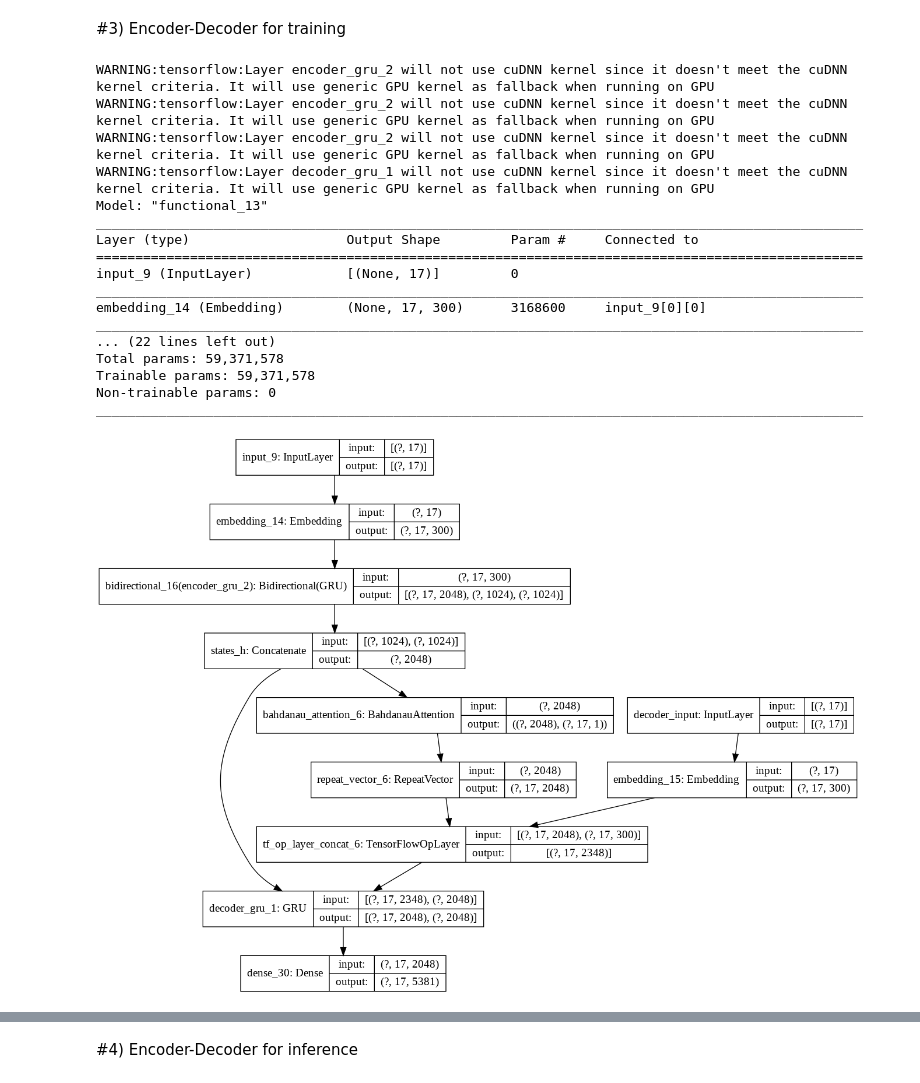
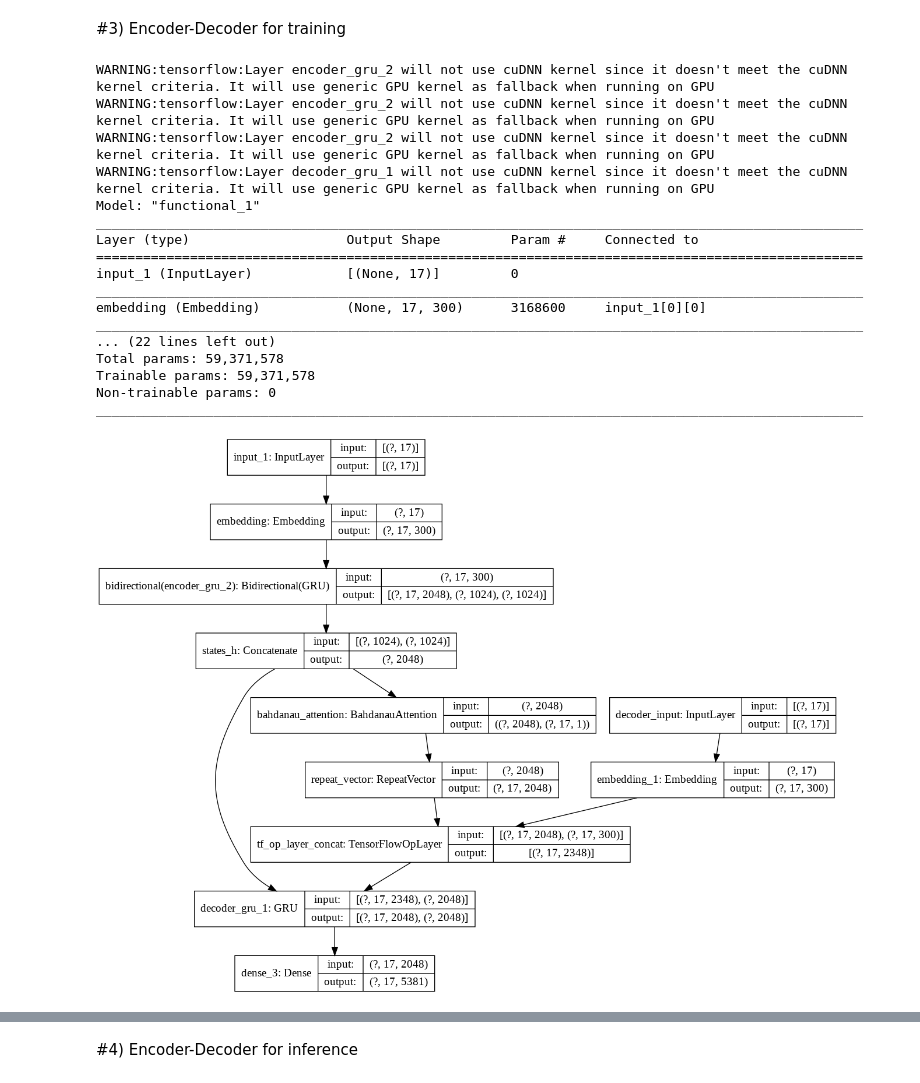
Before and after one commit to IpastorSan/seq2seq-with-attention-OCR-translation, a Jupyter notebook: model/attention_seq2seq/attention_seq2seq_notebook.ipynb, the cells around one changed output, grey strips where cells are left out. Cells and saved outputs as stored; diff of their text form; code cells hidden in the pictures.

```diff
--- a/model/attention_seq2seq/attention_seq2seq_notebook.ipynb
+++ b/model/attention_seq2seq/attention_seq2seq_notebook.ipynb
@@ -215,37 +243,37 @@ decoder_emb_attention = tf.concat([context_vector, decoder_emb], axis=-1)
 
 
 decoder_output, _ = decoder_gru = GRU(nodes* 2, return_sequences=True, return_state=True,unroll=True,\
                   dropout=dropout,name="decoder_gru_1")(decoder_emb_attention, initial_state=state_h)
 
 #Decoder Output
 decoder_dense_output = Dense(en_vocab_size, activation="softmax")(decoder_output)
 
 model = Model(inputs=[encoder_input, decoder_input], outputs=[decoder_dense_output])
 
 # compile model
 model.compile(optimizer=Adam(learning_rate=learning_rate, clipvalue=clip_value), metrics=["accuracy"],\
               loss="categorical_crossentropy")
 # Summarize compiled model
 model.summary()
-plot_model(model, to_file="/content/gdrive/My Drive/tfm/model_2_1.png", show_shapes=True)
+plot_model(model, to_file="/content/gdrive/My Drive/tfm/model_v3.png", show_shapes=True)
 # %% [output]
 WARNING:tensorflow:Layer encoder_gru_2 will not use cuDNN kernel since it doesn't meet the cuDNN kernel criteria. It will use generic GPU kernel as fallback when running on GPU
 WARNING:tensorflow:Layer encoder_gru_2 will not use cuDNN kernel since it doesn't meet the cuDNN kernel criteria. It will use generic GPU kernel as fallback when running on GPU
 WARNING:tensorflow:Layer encoder_gru_2 will not use cuDNN kernel since it doesn't meet the cuDNN kernel criteria. It will use generic GPU kernel as fallback when running on GPU
 WARNING:tensorflow:Layer decoder_gru_1 will not use cuDNN kernel since it doesn't meet the cuDNN kernel criteria. It will use generic GPU kernel as fallback when running on GPU
-Model: "functional_13"
+Model: "functional_1"
 __________________________________________________________________________________________________
 Layer (type)                    Output Shape         Param #     Connected to
 ==================================================================================================
-input_9 (InputLayer)            [(None, 17)]         0
+input_1 (InputLayer)            [(None, 17)]         0
 __________________________________________________________________________________________________
-embedding_14 (Embedding)        (None, 17, 300)      3168600     input_9[0][0]
+embedding (Embedding)           (None, 17, 300)      3168600     input_1[0][0]
 __________________________________________________________________________________________________
 ... (22 lines left out)
 Total params: 59,371,578
 Trainable params: 59,371,578
 Non-trainable params: 0
 __________________________________________________________________________________________________
-[figure, old version]
+[figure, new version]
 # %%
 # fit model
```
Also changed, not shown: parts of 13 cells of this notebook.
